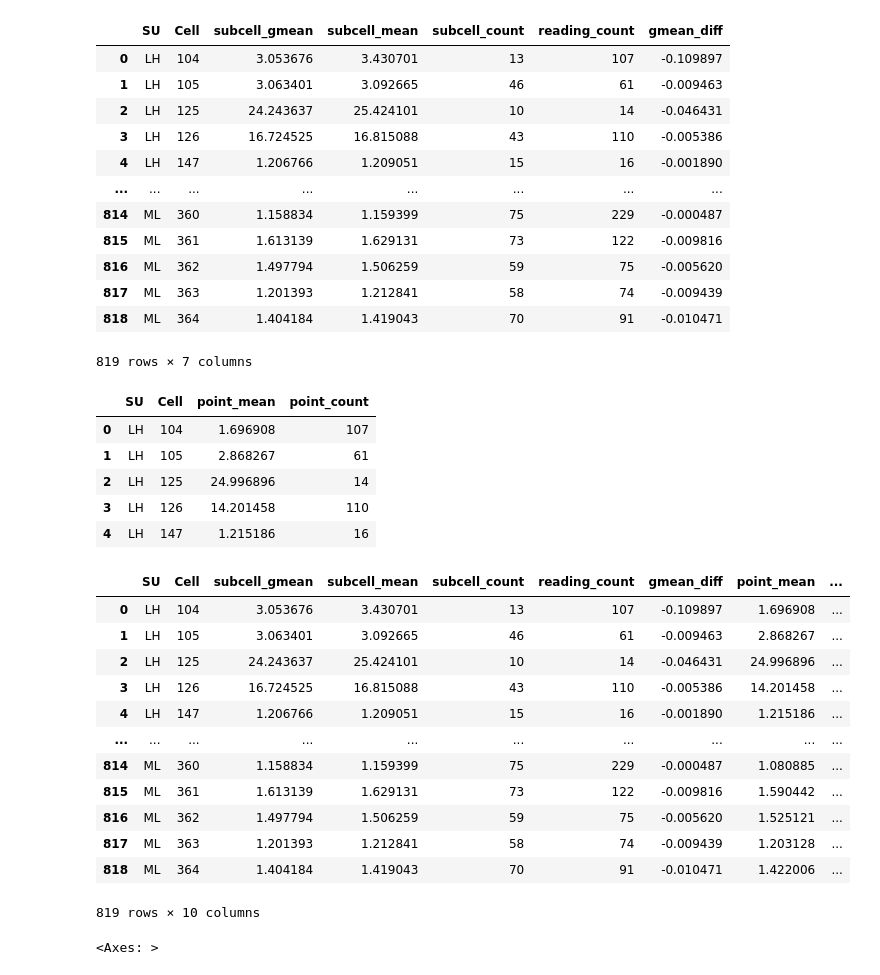
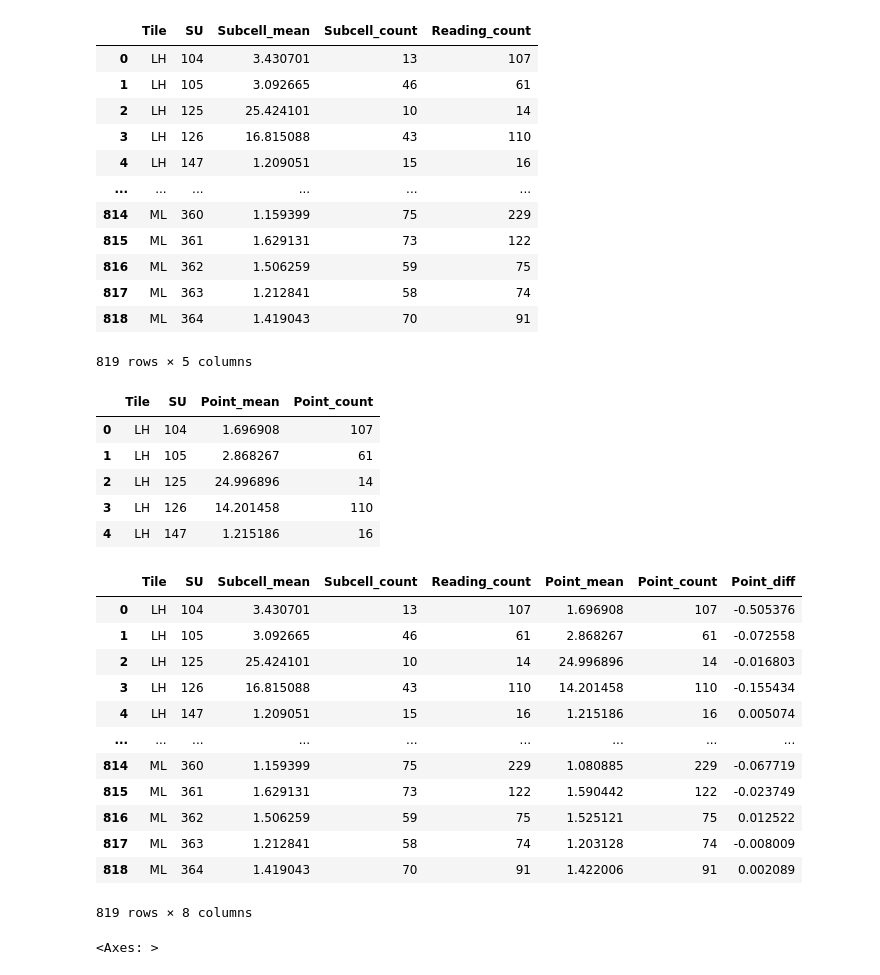
Before and after one commit to paulboal/moab-data, a Jupyter notebook: moab.ipynb, the cells around one changed output. Saved outputs shown, nothing was run; the diff lists cells and outputs as text; code cells hidden in the pictures.

```diff
--- a/moab.ipynb
+++ b/moab.ipynb
@@ -138,6 +137,6 @@ points.head()
 # Change the logging level so we don't get lots of noise from the convert_xy() function.
 logger.setLevel(level=logging.INFO)
 
-points[['SU','Cell','Subcell']] = points.apply(lambda v: convert_xy(v[1], v[0]), axis=1, result_type='expand')
+points[['Tile','SU','Subcell']] = points.apply(lambda v: convert_xy(v[1], v[0]), axis=1, result_type='expand')
 points.head()
 # %% [output]
@@ -159,8 +155,7 @@ points.head()
 # Compute the arithmetic and geometric means at the subcell level
 from scipy.stats import gmean
 
-subcell_mean = points.groupby(['SU','Cell','Subcell']).agg({'reading': ['mean', (lambda x: gmean(x)), 'count']}).reset_index()
-subcell_mean.columns = ['SU','Cell','Subcell','reading_mean', 'reading_gmean', 'reading_count']
-subcell_mean['diff'] = (subcell_mean['reading_gmean'] - subcell_mean['reading_mean']) / subcell_mean['reading_mean']
+subcell_mean = points.groupby(['Tile','SU','Subcell']).agg({'Reading': ['mean', 'count']}).reset_index()
+subcell_mean.columns = ['Tile','SU','Subcell','Reading_mean', 'Reading_count']
 subcell_mean
 # %% [output]
@@ -180,30 +175,29 @@ subcell_mean
 # %%
 # Compute the arithmetic average of the subcell averages
-cell_subcell_mean = subcell_mean.groupby(['SU','Cell']).agg({'reading_gmean': 'mean', 'reading_mean': ['mean', 'count'], 'reading_count': 'sum'}).reset_index()
-cell_subcell_mean.columns = ['SU','Cell','subcell_gmean','subcell_mean','subcell_count','reading_count']
-cell_subcell_mean['gmean_diff'] = (cell_subcell_mean['subcell_gmean'] - cell_subcell_mean['subcell_mean']) / cell_subcell_mean['subcell_mean']
-cell_subcell_mean
+su_subcell_mean = subcell_mean.groupby(['Tile','SU']).agg({'Reading_mean': ['mean', 'count'], 'Reading_count': 'sum'}).reset_index()
+su_subcell_mean.columns = ['Tile','SU','Subcell_mean','Subcell_count','Reading_count']
+su_subcell_mean
 # %% [output]
-|  | SU | Cell | subcell_gmean | subcell_mean | subcell_count | reading_count | gmean_diff |
-| 0 | LH | 104 | 3.053676 | 3.430701 | 13 | 107 | -0.109897 |
-| 1 | LH | 105 | 3.063401 | 3.092665 | 46 | 61 | -0.009463 |
-| 2 | LH | 125 | 24.243637 | 25.424101 | 10 | 14 | -0.046431 |
-| 3 | LH | 126 | 16.724525 | 16.815088 | 43 | 110 | -0.005386 |
-| 4 | LH | 147 | 1.206766 | 1.209051 | 15 | 16 | -0.001890 |
-| ... | ... | ... | ... | ... | ... | ... | ... |
-| 814 | ML | 360 | 1.158834 | 1.159399 | 75 | 229 | -0.000487 |
-| 815 | ML | 361 | 1.613139 | 1.629131 | 73 | 122 | -0.009816 |
-| 816 | ML | 362 | 1.497794 | 1.506259 | 59 | 75 | -0.005620 |
-| 817 | ML | 363 | 1.201393 | 1.212841 | 58 | 74 | -0.009439 |
-| 818 | ML | 364 | 1.404184 | 1.419043 | 70 | 91 | -0.010471 |
+|  | Tile | SU | Subcell_mean | Subcell_count | Reading_count |
+| 0 | LH | 104 | 3.430701 | 13 | 107 |
+| 1 | LH | 105 | 3.092665 | 46 | 61 |
+| 2 | LH | 125 | 25.424101 | 10 | 14 |
+| 3 | LH | 126 | 16.815088 | 43 | 110 |
+| 4 | LH | 147 | 1.209051 | 15 | 16 |
+| ... | ... | ... | ... | ... | ... |
+| 814 | ML | 360 | 1.159399 | 75 | 229 |
+| 815 | ML | 361 | 1.629131 | 73 | 122 |
+| 816 | ML | 362 | 1.506259 | 59 | 75 |
+| 817 | ML | 363 | 1.212841 | 58 | 74 |
+| 818 | ML | 364 | 1.419043 | 70 | 91 |
-819 rows × 7 columns
+819 rows × 5 columns
 # %%
 # Compute the average in each cell based on all the points in that cell
-cell_mean = points.groupby(['SU', 'Cell']).agg({'reading': ['mean', 'count']}).reset_index()
-cell_mean.columns = ['SU','Cell','point_mean','point_count']
-cell_mean.head()
+su_mean = points.groupby(['Tile', 'SU']).agg({'Reading': ['mean', 'count']}).reset_index()
+su_mean.columns = ['Tile','SU','Point_mean','Point_count']
+su_mean.head()
 # %% [output]
-|  | SU | Cell | point_mean | point_count |
+|  | Tile | SU | Point_mean | Point_count |
 | 0 | LH | 104 | 1.696908 | 107 |
 | 1 | LH | 105 | 2.868267 | 61 |
 | 2 | LH | 125 | 24.996896 | 14 |
@@ -211,23 +205,23 @@ cell_mean.head()
 | 4 | LH | 147 | 1.215186 | 16 |
 # %%
 # Compute the percent difference between the subcell-based mean and the point-based mean
-cells = pd.merge(cell_subcell_mean, cell_mean, how='outer', on=['SU','Cell'])
-cells['point_diff'] = (cells['point_mean'] - cells['subcell_mean']) / cells['subcell_mean']
-cells
+sus = pd.merge(su_subcell_mean, su_mean, how='outer', on=['Tile','SU'])
+sus['Point_diff'] = (sus['Point_mean'] - sus['Subcell_mean']) / sus['Subcell_mean']
+sus
 # %% [output]
-|  | SU | Cell | subcell_gmean | subcell_mean | subcell_count | reading_count | gmean_diff | point_mean | ... |
-| 0 | LH | 104 | 3.053676 | 3.430701 | 13 | 107 | -0.109897 | 1.696908 | ... |
-| 1 | LH | 105 | 3.063401 | 3.092665 | 46 | 61 | -0.009463 | 2.868267 | ... |
-| 2 | LH | 125 | 24.243637 | 25.424101 | 10 | 14 | -0.046431 | 24.996896 | ... |
-| 3 | LH | 126 | 16.724525 | 16.815088 | 43 | 110 | -0.005386 | 14.201458 | ... |
-| 4 | LH | 147 | 1.206766 | 1.209051 | 15 | 16 | -0.001890 | 1.215186 | ... |
-| ... | ... | ... | ... | ... | ... | ... | ... | ... | ... |
-| 814 | ML | 360 | 1.158834 | 1.159399 | 75 | 229 | -0.000487 | 1.080885 | ... |
-| 815 | ML | 361 | 1.613139 | 1.629131 | 73 | 122 | -0.009816 | 1.590442 | ... |
-| 816 | ML | 362 | 1.497794 | 1.506259 | 59 | 75 | -0.005620 | 1.525121 | ... |
-| 817 | ML | 363 | 1.201393 | 1.212841 | 58 | 74 | -0.009439 | 1.203128 | ... |
-| 818 | ML | 364 | 1.404184 | 1.419043 | 70 | 91 | -0.010471 | 1.422006 | ... |
+|  | Tile | SU | Subcell_mean | Subcell_count | Reading_count | Point_mean | Point_count | Point_diff |
+| 0 | LH | 104 | 3.430701 | 13 | 107 | 1.696908 | 107 | -0.505376 |
+| 1 | LH | 105 | 3.092665 | 46 | 61 | 2.868267 | 61 | -0.072558 |
+| 2 | LH | 125 | 25.424101 | 10 | 14 | 24.996896 | 14 | -0.016803 |
+| 3 | LH | 126 | 16.815088 | 43 | 110 | 14.201458 | 110 | -0.155434 |
+| 4 | LH | 147 | 1.209051 | 15 | 16 | 1.215186 | 16 | 0.005074 |
+| ... | ... | ... | ... | ... | ... | ... | ... | ... |
+| 814 | ML | 360 | 1.159399 | 75 | 229 | 1.080885 | 229 | -0.067719 |
+| 815 | ML | 361 | 1.629131 | 73 | 122 | 1.590442 | 122 | -0.023749 |
+| 816 | ML | 362 | 1.506259 | 59 | 75 | 1.525121 | 75 | 0.012522 |
+| 817 | ML | 363 | 1.212841 | 58 | 74 | 1.203128 | 74 | -0.008009 |
+| 818 | ML | 364 | 1.419043 | 70 | 91 | 1.422006 | 91 | 0.002089 |
-819 rows × 10 columns
+819 rows × 8 columns
 # %%
 # Create a glossary or table of contents page to include in the output Excel file
 glossary = pd.DataFrame([
```
Also changed, not shown: parts of 19 cells of this notebook, 3 other files.
